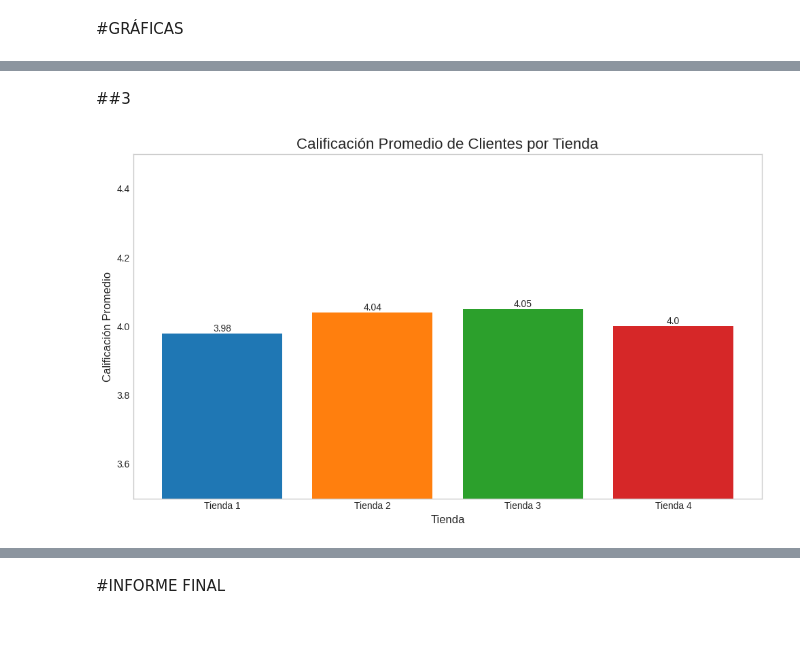
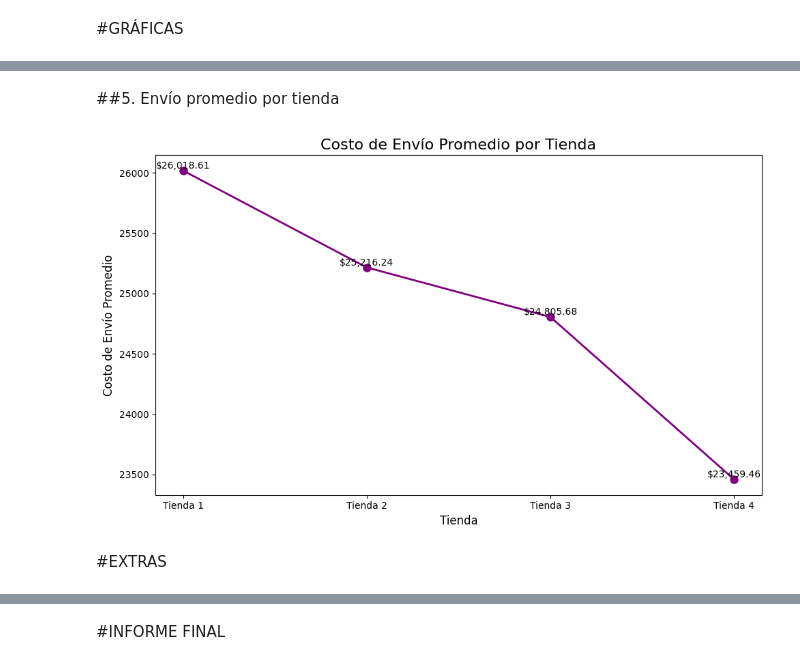
Before and after one commit to AxelFPAceves/AluraStoreLatam, a Jupyter notebook: AluraStoreLatam.ipynb, the cells around one changed output, grey strips where cells are left out. Drawn from its saved outputs; the diff is of its cells as text; code cells hidden in the pictures; blank space fills up the shorter version.

```diff
--- a/AluraStoreLatam.ipynb
+++ b/AluraStoreLatam.ipynb
@@ -558,42 +595,39 @@ plt.show()
+# %% [markdown]
+##5. Envío promedio por tienda
+# %%
+# Extraer datos para el gráfico
+tiendas_nombres = list(costos_envio_promedio_tiendas.keys())
+# Convertir los costos de envío promedio a valores numéricos para el gráfico
+# Primero, quitamos el '$' y las comas, luego convertimos a float
+# Los valores en costos_envio_promedio_tiendas ya son numéricos, por lo que no es necesario convertir de string
+costos_envio_promedio_numerico = list(costos_envio_promedio_tiendas.values())
+
+
+# Crear la figura y los ejes para el gráfico de líneas
+fig, ax = plt.subplots(figsize=(10, 6))
+
+# Crear el gráfico de líneas
+# Usamos `ax.plot` para un gráfico de líneas
+ax.plot(tiendas_nombres, costos_envio_promedio_numerico, marker='o', linestyle='-', color='purple', linewidth=2, markersize=8)
+
+# Añadir título y etiquetas
+ax.set_title('Costo de Envío Promedio por Tienda', fontsize=16)
+ax.set_xlabel('Tienda', fontsize=12)
+ax.set_ylabel('Costo de Envío Promedio', fontsize=12)
+
+# Mostrar el costo de envío promedio encima de cada punto de datos, formateado como moneda
+for i, txt in enumerate(costos_envio_promedio_numerico):
+    ax.text(i, txt + 0.5, f'${txt:,.2f}', ha='center', va='bottom', fontsize=10, color='black') # Ajustar 0.5 para el padding
+
+# Eliminar líneas de la cuadrícula
+ax.grid(False)
+
+# Ajustar diseño
+plt.tight_layout()
+
+# Mostrar el gráfico
+plt.show()
+# %% [output]
+[figure, added]
 # %% [markdown]
-##3
+#EXTRAS
-# %%
-# Genera el mejor gráfico que represente lo que trabajamos en la sección 3. Calificación promedio de la tienda
-# Haz que el eje y tenga un min y max diferente, se mostrara 3 a 5 ESTO ES LO QUE MAS ME IMPORTA!!!
-
-# Prepare data for plotting - extract the average rating for each store
-tiendas_nombres = list(calificaciones_promedio_tiendas.keys())
-calificaciones_promedio = list(calificaciones_promedio_tiendas.values())
-
-# Create the figure and axes for the bar chart
-fig, ax = plt.subplots(figsize=(10, 6))
-
-# Colores para cada barra (pueden ser los mismos que para el primer gráfico si se desea consistencia)
-colores = ['#1f77b4', '#ff7f0e', '#2ca02c', '#d62728']
-
-# Create the bar chart
-bars = ax.bar(tiendas_nombres, calificaciones_promedio, color=colores)
-
-# Add title and labels
-ax.set_title('Calificación Promedio de Clientes por Tienda', fontsize=16)
-ax.set_xlabel('Tienda', fontsize=12)
-ax.set_ylabel('Calificación Promedio', fontsize=12)
-
-# Set the y-axis limits from 3 to 5
-ax.set_ylim(3.5, 4.5)
-
-# Display the average rating above each bar
-for bar in bars:
-    yval = bar.get_height()
-    ax.text(bar.get_x() + bar.get_width()/2, yval, round(yval, 2), ha='center', va='bottom', fontsize=10)
-
-# Remove grid lines
-ax.grid(False)
-
-# Adjust layout
-plt.tight_layout()
-
-# Show the plot
-plt.show()
-# %% [output]
-[figure, removed]
```
Also changed, not shown: parts of 21 cells of this notebook.
